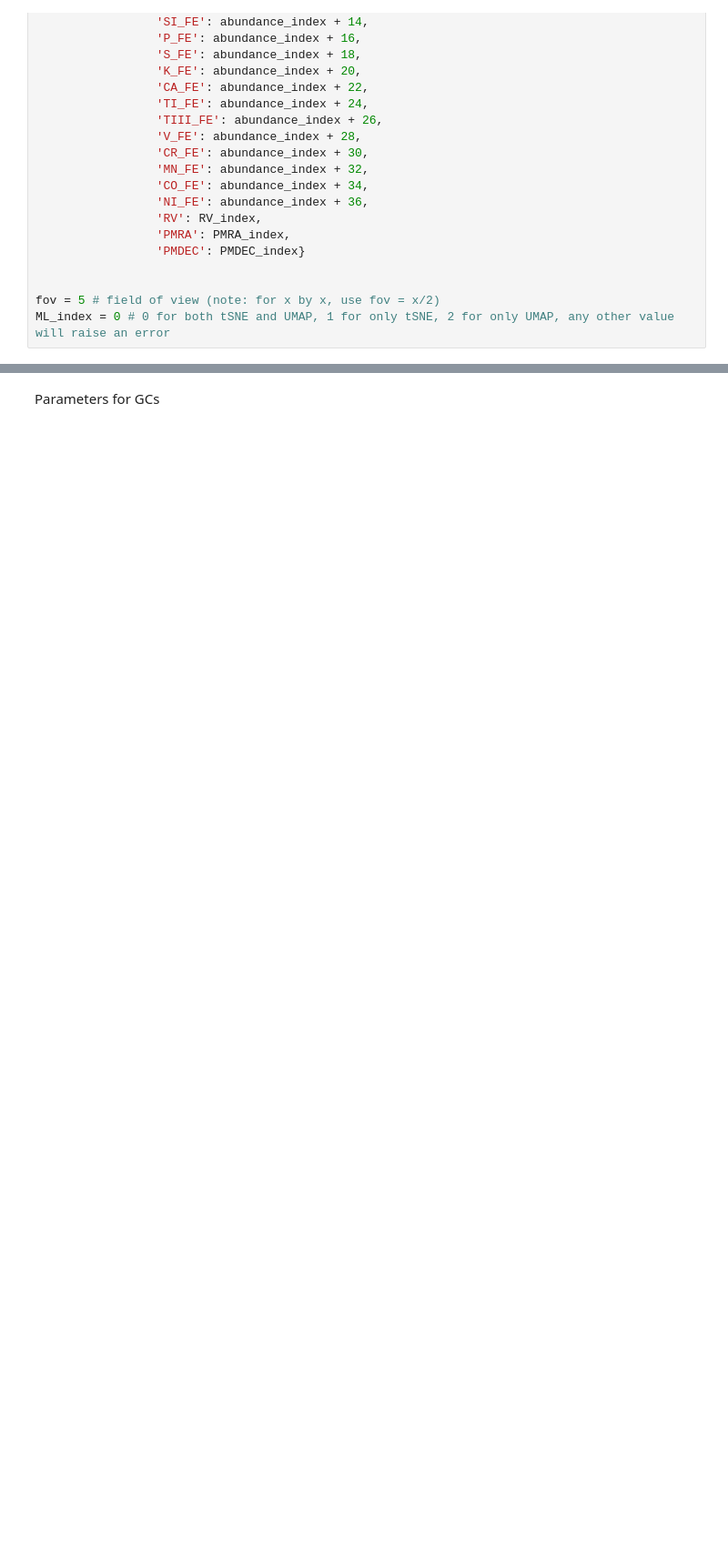
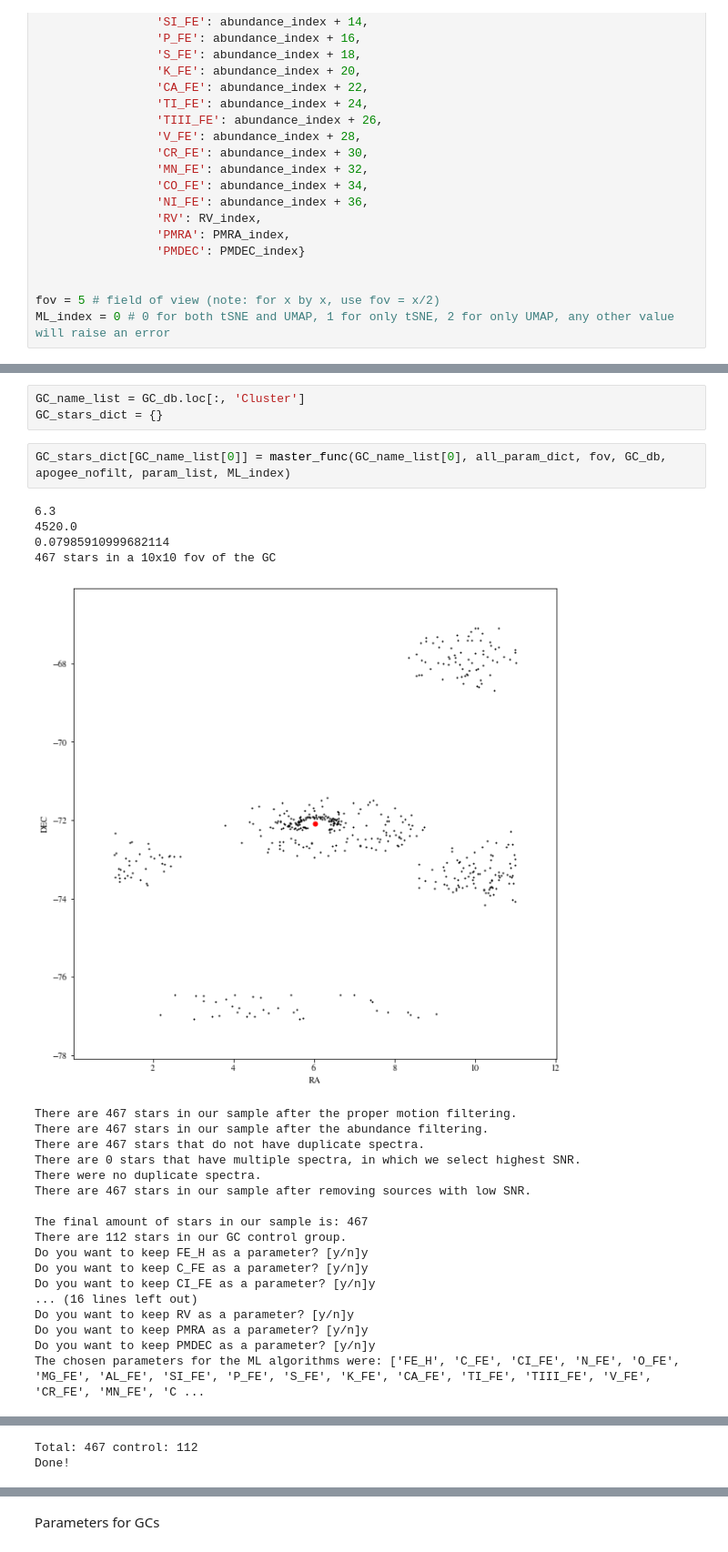
Before and after one commit to webbjj/GALACTIC_Group, a Jupyter notebook: group_folders/Ryan's folder/tsne_GC_exploration.ipynb, the cells around one changed output, grey strips where cells are left out. Shown at 91% size. Saved outputs shown, nothing was run; the diff lists cells and outputs as text; blank space fills up the shorter version.

```diff
--- a/group_folders/Ryan's folder/tsne_GC_exploration.ipynb
+++ b/group_folders/Ryan's folder/tsne_GC_exploration.ipynb
@@ -600,0 +580,28 @@ ML_index = 0 # 0 for both tSNE and UMAP, 1 for only tSNE, 2 for only UMAP, any o
+# %%
+GC_name_list = GC_db.loc[:, 'Cluster']
+GC_stars_dict = {}
+# %%
+GC_stars_dict[GC_name_list[0]] = master_func(GC_name_list[0], all_param_dict, fov, GC_db, apogee_nofilt, param_list, ML_index)
+# %% [output]
+6.3
+4520.0
+0.07985910999682114
+467 stars in a 10x10 fov of the GC
+[figure, added]
+There are 467 stars in our sample after the proper motion filtering.
+There are 467 stars in our sample after the abundance filtering.
+There are 467 stars that do not have duplicate spectra.
+There are 0 stars that have multiple spectra, in which we select highest SNR.
+There were no duplicate spectra.
+There are 467 stars in our sample after removing sources with low SNR.
+
+The final amount of stars in our sample is: 467
+There are 112 stars in our GC control group.
+Do you want to keep FE_H as a parameter? [y/n]y
+Do you want to keep C_FE as a parameter? [y/n]y
+Do you want to keep CI_FE as a parameter? [y/n]y
+... (16 lines left out)
+Do you want to keep RV as a parameter? [y/n]y
+Do you want to keep PMRA as a parameter? [y/n]y
+Do you want to keep PMDEC as a parameter? [y/n]y
+The chosen parameters for the ML algorithms were: ['FE_H', 'C_FE', 'CI_FE', 'N_FE', 'O_FE', 'MG_FE', 'AL_FE', 'SI_FE', 'P_FE', 'S_FE', 'K_FE', 'CA_FE', 'TI_FE', 'TIII_FE', 'V_FE', 'CR_FE', 'MN_FE', 'C ...
@@ -600,0 +612,2 @@ ML_index = 0 # 0 for both tSNE and UMAP, 1 for only tSNE, 2 for only UMAP, any o
+Total: 467 control: 112
+Done!
```
Also changed, not shown: parts of 24 cells of this notebook.
